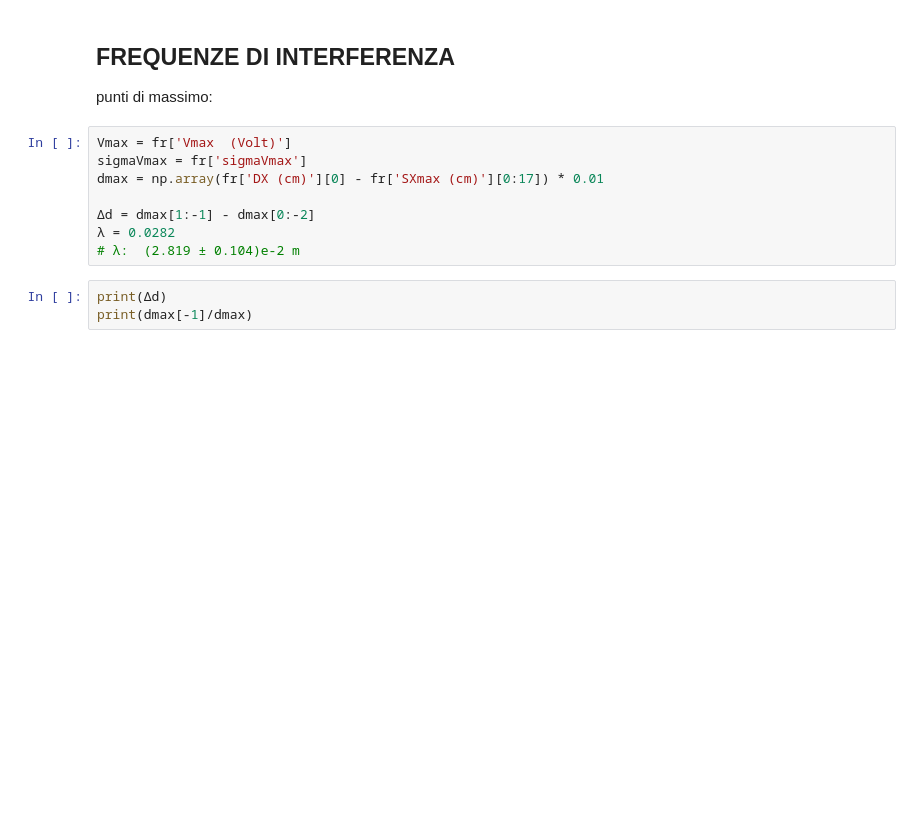
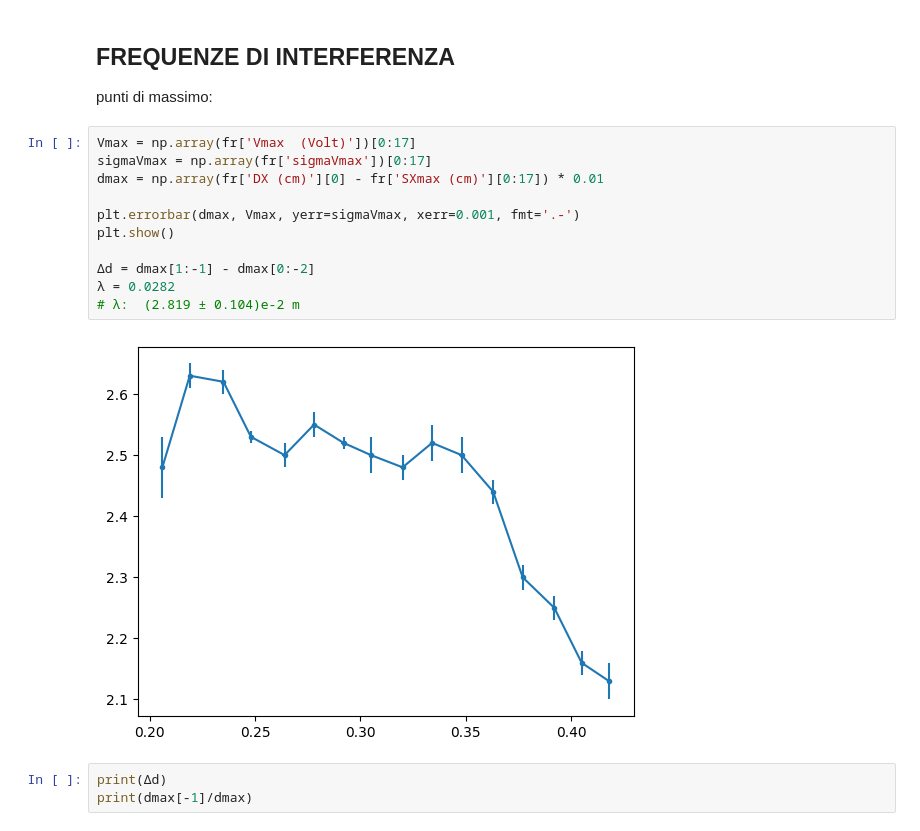
Before and after one commit to CarminatiGiovanni/LaboratorioFisica2, a Jupyter notebook: 20240509micoonde/fabri_perot.ipynb, the cells around one changed output. Saved outputs shown, nothing was run; the diff lists cells and outputs as text; blank space fills up the shorter version.

```diff
--- a/20240509micoonde/fabri_perot.ipynb
+++ b/20240509micoonde/fabri_perot.ipynb
@@ -33,13 +33,18 @@ plt.show()
 
 punti di massimo:
 # %%
-Vmax = fr['Vmax  (Volt)']
-sigmaVmax = fr['sigmaVmax']
+Vmax = np.array(fr['Vmax  (Volt)'])[0:17]
+sigmaVmax = np.array(fr['sigmaVmax'])[0:17]
 dmax = np.array(fr['DX (cm)'][0] - fr['SXmax (cm)'][0:17]) * 0.01
+
+plt.errorbar(dmax, Vmax, yerr=sigmaVmax, xerr=0.001, fmt='.-')
+plt.show()
 
 Δd = dmax[1:-1] - dmax[0:-2]
 λ = 0.0282
 # λ:  (2.819 ± 0.104)e-2 m
+# %% [output]
+[figure, added]
 # %%
 print(Δd)
 print(dmax[-1]/dmax)
```
Also changed, not shown: parts of 2 cells of this notebook.
